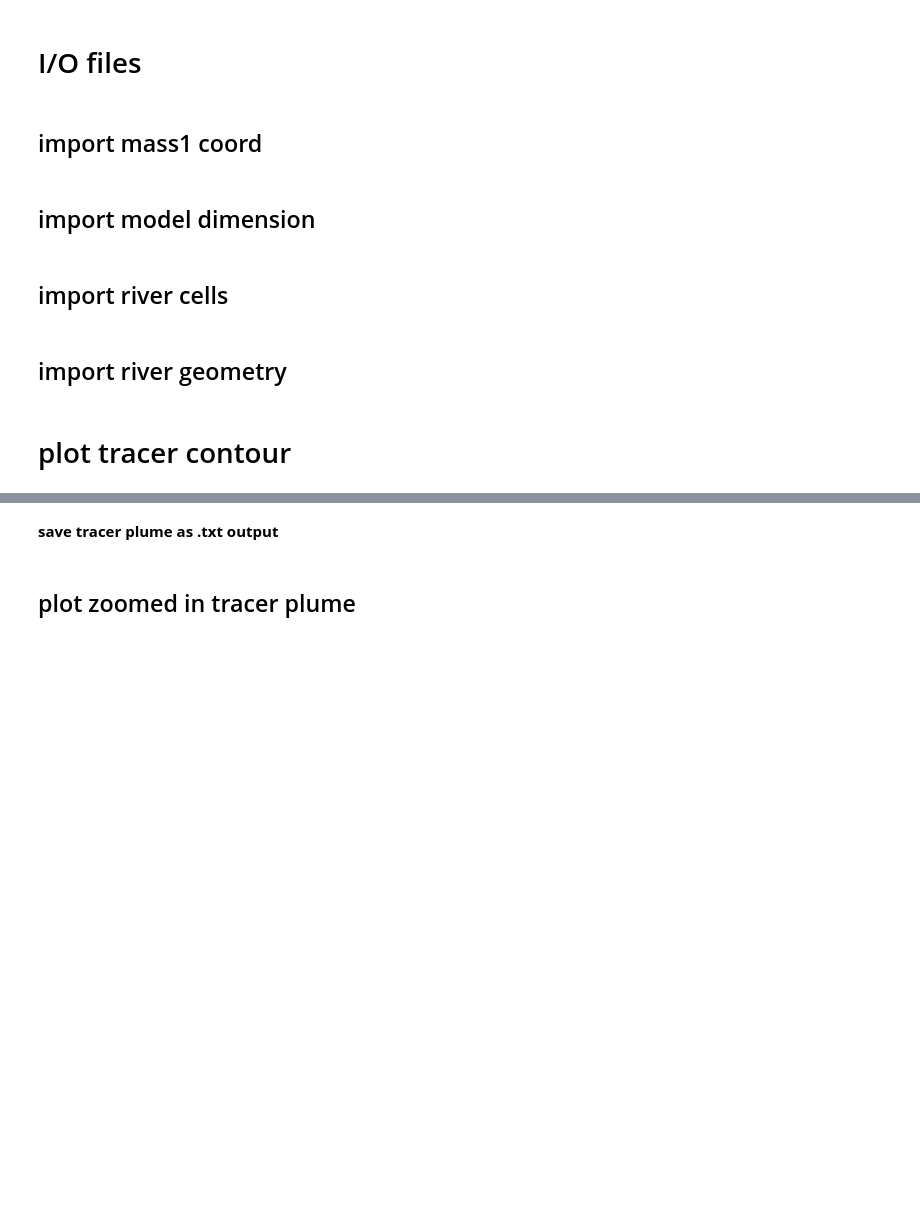
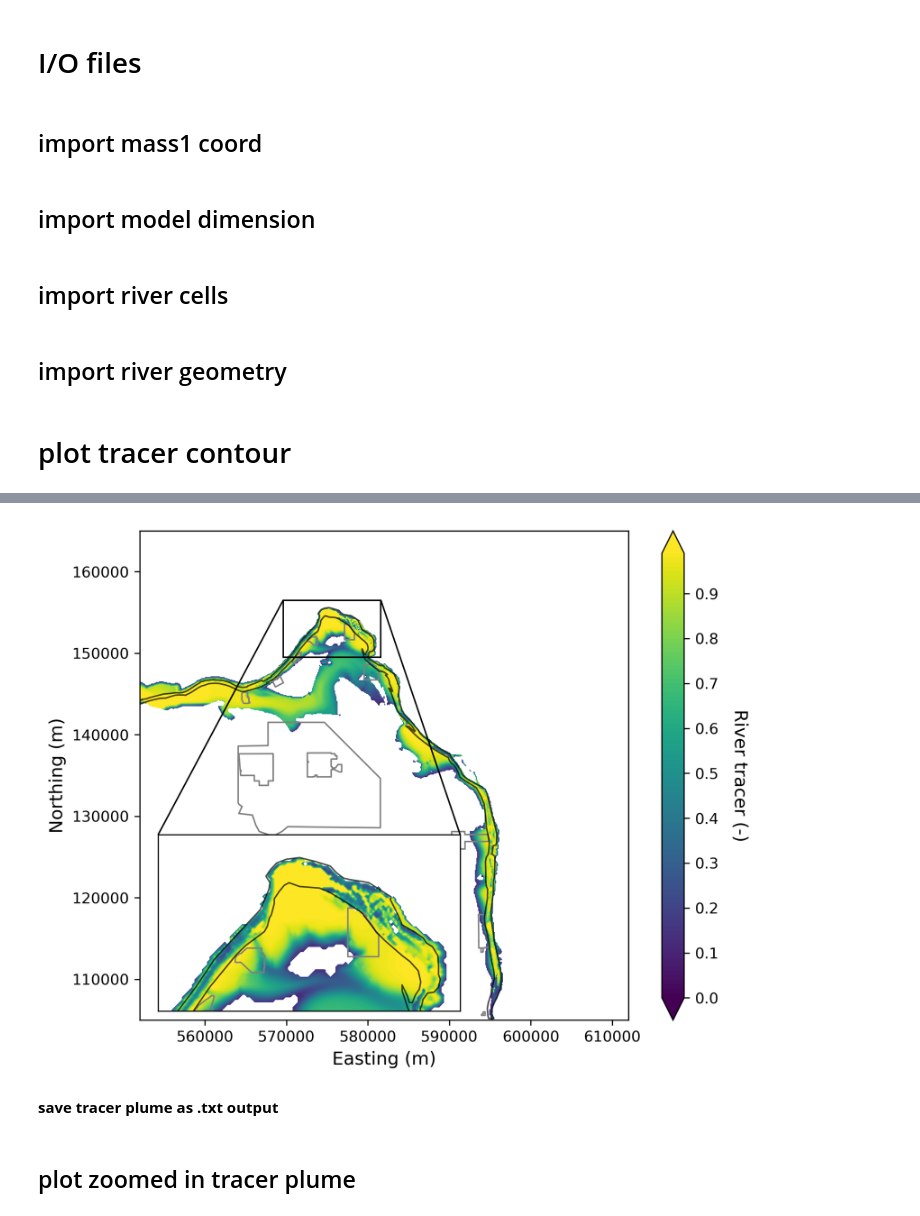
Before and after one commit to pinshuai/HFR-flow, a Jupyter notebook: NERSC-plot_solute_contour.ipynb, the cells around one changed output, grey strips where cells are left out. Cells and saved outputs as stored; diff of their text form; code cells hidden in the pictures; blank space fills up the shorter version.

```diff
--- a/NERSC-plot_solute_contour.ipynb
+++ b/NERSC-plot_solute_contour.ipynb
@@ -16,3 +19,7 @@ import shapefile as shp
+# %%
+%matplotlib inline
+import matplotlib as mpl
+mpl.rcParams['figure.dpi'] = 300
 # %%
 def batch_delta_to_time(origin, x, time_format, delta_format):
     y = []
@@ -50,7 +57,7 @@ case_name = "HFR_model_100x100x2_cyclic/"
 model_dir = "/global/cscratch1/sd/pshuai/" + case_name
 # fname_model_origin = model_dir + "model_origin.txt"
 fname_material_h5 = model_dir + "HFR_material_river.h5"
-fname_pflotran_h5 = model_dir + "pflotran_100x100x2_cyclic_2011_2015.h5"
+fname_pflotran_h5 = model_dir + "pflotran_100x100x2_cyclic_2011_2015_full.h5"
 
 data_dir = "/global/project/projectdirs/m1800/pin/Reach_scale_model/data/"
 fname_mass1_coord = data_dir + "MASS1/coordinates.csv"
@@ -58,11 +65,14 @@ fname_hf_shp = data_dir + "hanfordArea.shp"
 #output
 out_dir = "/global/project/projectdirs/m1800/pin/Reach_scale_model/Outputs/" + case_name
 # fig_wl = out_dir + 'wl/'
-fig_tracer = out_dir + "tracer_6h/"
+fig_tracer = out_dir + "tracer_viri/"
 
 
 data_dir = "/global/project/projectdirs/m1800/pin/Reach_scale_model/data/"
 fname_river_geo = data_dir + "river_geometry_manual_v2.csv"
+
+fname_hanford_shp = '/global/project/projectdirs/m1800/pin/Reach_scale_model/data/shapefile/hanfordArea_newCRS.shp'
+
 # output_dir = "/Users/song884/remote/reach/Outputs/HFR_100x100x5_6h_bc/"
 # fig_dir = "/Users/song884/remote/reach/figures/HFR_100x100x5_6h_bc/wl/"
 # data_dir = "/Users/song884/remote/reach/data/"
@@ -168,8 +182,8 @@ river_x,river_y = polygon.exterior.xy
 # %%
-%matplotlib inline
+# %matplotlib inline
 # patches = []
 # loop over time step
-for itime in time_index[5403::]:
+for itime in time_index[49:50:]:
     #itime = 6003 # 2011-5-31
 #     itime = 6383 # 2011-9-3
 #     print(itime)
@@ -200,49 +214,56 @@ for itime in time_index[5403::]:
     gs = gridspec.GridSpec(1, 1)
     fig = plt.figure()
     ax1 = fig.add_subplot(gs[0, 0])
-#     ax1.plot(line1_x, line1_y, "black", alpha =0.7)
-#     ax1.plot(line2_x, line2_y, "black", alpha =0.7)
-#     ax1.plot(line3_x, line3_y, "black", alpha =0.7)
 
-#     ax1.plot(river_x, river_y, color='#6699cc', alpha=0.7, linewidth=3, solid_capstyle='round', zorder=2)
-
-    cf1 = ax1.contourf(x / 1000, y / 1000, temp_max_tracer,
-                       cmap=plt.cm.jet,
+    cf1 = ax1.contourf(x + model_origin[0] , y + model_origin[1], temp_max_tracer,
+                       cmap=plt.cm.viridis,
                        levels=np.arange(0, 1, 0.01),
                        vmin=0,
                        vmax=1,
                        extend="both",
 #                        V=np.arange(0, 1, 0.1)
                        )
-#     cf2 = ax1.contour(x / 1000, y / 1000, temp_max_tracer,
-#                       colors="grey",
-#                       levels=[0.5],
-#                       linewidths=1,
-#                       vmin=0,
-#                       vmax=1)
-#     plt.clabel(cf2, inline = True, fmt = '%3.0d', fontsize = 10)
 
     # plot river shape
     ax1.plot(river_x, river_y, color='black', alpha=0.7, linewidth=1, solid_capstyle='round', zorder=2)
 
-    ax1.set_xlabel("X (km)", fontsize=12)
-    ax1.set_ylabel("Y (km)", fontsize=12)
+    # plot hanford areas
+    hf_shape=gpd.read_file(fname_hanford_shp)
+    hf_shape.plot(facecolor = 'none', edgecolor = 'gray', ax=ax1, alpha=1)
 
-    ax1.set_xlim([np.min(x_grids) / 1000, np.max(x_grids) / 1000])
-    ax1.set_ylim([np.min(x_grids) / 1000, np.max(x_grids) / 1000])
-#     ax1.set_aspect("equal", "datalim")
+    ax1.set_xlabel("Easting (m)", fontsize=12)
+    ax1.set_ylabel("Northing (m)", fontsize=12)
+
+    ax1.set_xlim([np.min(x_grids) + model_origin[0] + 400, np.max(x_grids) + model_origin[0] + 400])
+    ax1.set_ylim([np.min(x_grids) + model_origin[1] + 500, np.max(x_grids) + model_origin[1] + 500])
+    ax1.set_aspect("equal")
     cb1 = plt.colorbar(cf1, spacing = "uniform", ticks=np.arange(0, 1.1, 0.1))  # ,
     #                           orientation="horizontal", shrink=0.8, aspect=25)
     cb1.ax.set_ylabel("River tracer (-)", rotation=270, labelpad=20, fontsize=12)
 
     ax1.tick_params(axis = 'both', which = 'major', labelsize = 10)
 
+    # this is another inset axes over the main axes
+    a = plt.axes([0.2, 0.1, 0.35, 0.35]) #[x0, y0, len_x, len_y]
+    a.contourf(x + model_origin[0] , y + model_origin[1], temp_max_tracer,
+                       cmap=plt.cm.viridis,
+                       levels=np.arange(0, 1, 0.01),
+                       vmin=0,
+                       vmax=1,
+                       extend="both",
+#                        V=np.arange(0, 1, 0.1)
+                       )
+    a.plot(river_x, river_y, color='black', alpha=0.7, linewidth=1, solid_capstyle='round', zorder=2)
+    hf_shape.plot(facecolor = 'none', edgecolor = 'gray', ax=a, alpha=1)
 
+    a.tick_params(axis = 'both', left='off', top='off', right='off', bottom='off',
+                  labelleft='off', labeltop='off', labelright='off', labelbottom='off')
+    a.set_xlim(block1_x)
+    a.set_ylim(block1_y)
+    a.set_aspect("equal")
+    mark_inset(ax1, a, loc1=1, loc2=2, fc="none", ec="black")
 
-    fig.tight_layout()
+#     fig.tight_layout()
 #     cf3 = ax1.contourf(x / 1000, y / 1000, yx_river, colors="black")
-    fig.set_size_inches(6, 5)
-
-    fig_name = fig_tracer + real_itime + ".jpg"
-    fig.savefig(fig_name, dpi=300, transparent=False)
-    plt.close(fig)
+    fig.set_size_inches(8, 6)
+# %% [output]
@@ -248,0 +271 @@ for itime in time_index[5403::]:
+[figure, added]
```
Also changed, not shown: parts of 10 cells of this notebook, 3 other files.
